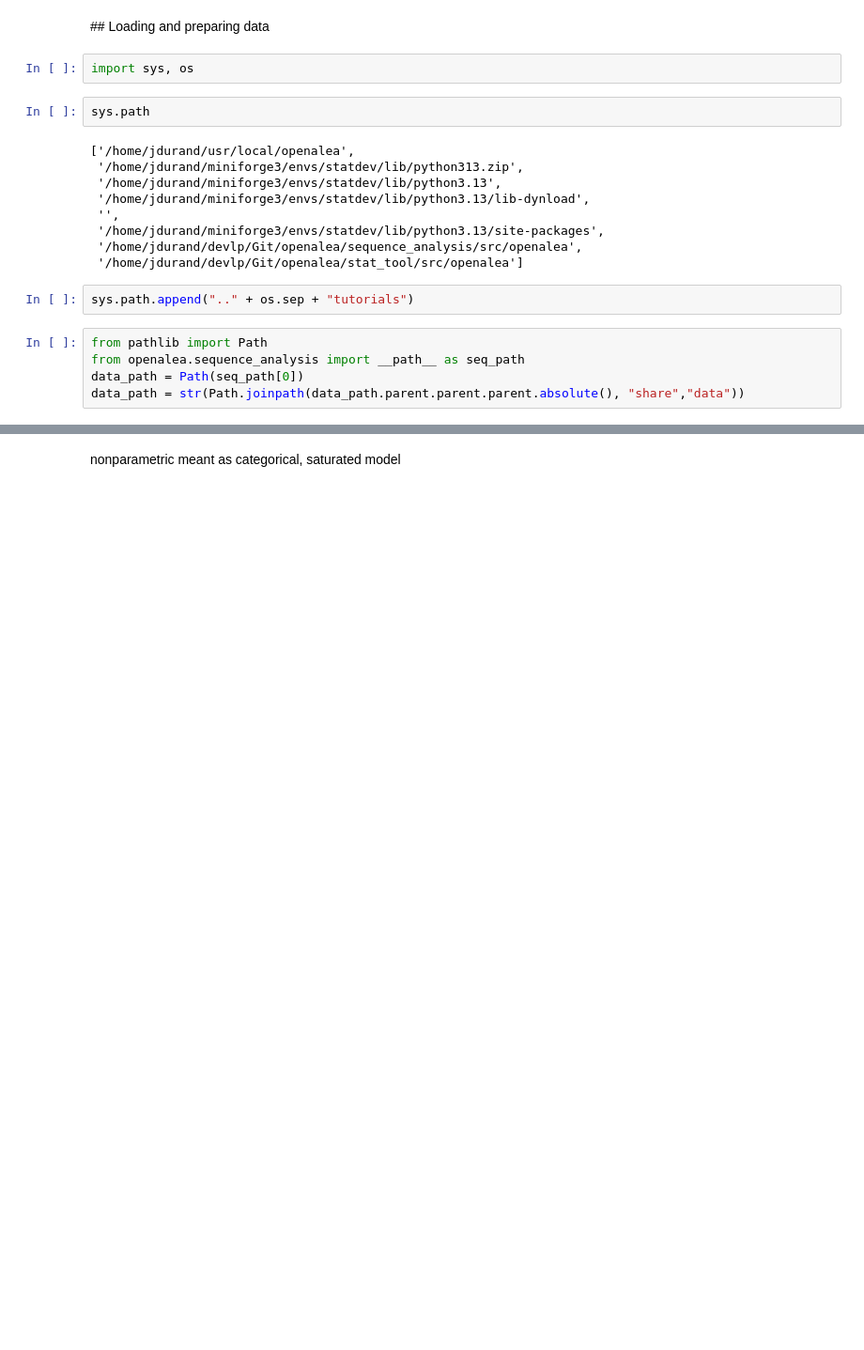
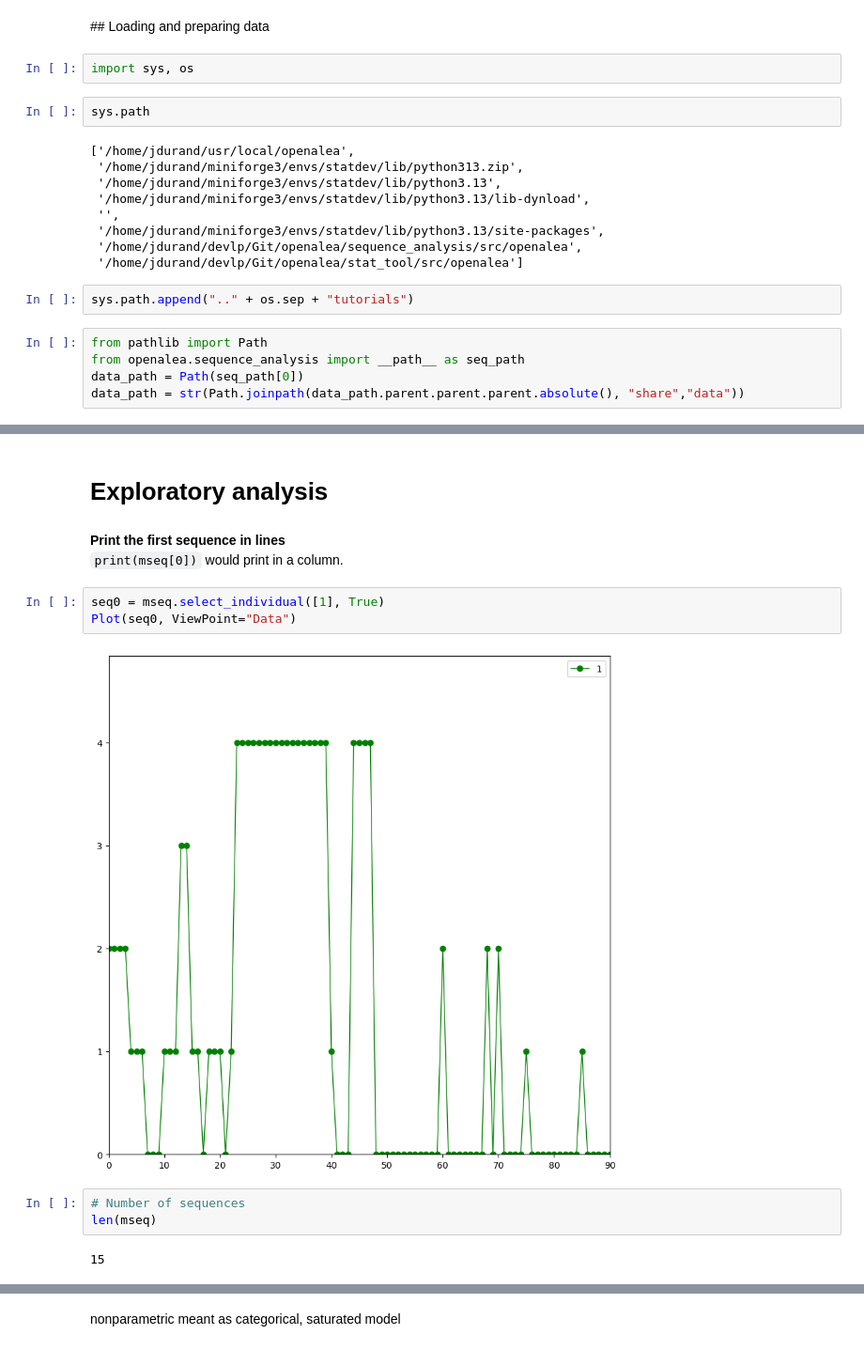
Before and after one commit to openalea/sequence_analysis, a Jupyter notebook: tutorials/hidden_semi_markov.ipynb, the cells around one changed output, grey strips where cells are left out. Shown at 94% size. Cells and saved outputs as stored; diff of their text form; blank space fills up the shorter version.

```diff
--- a/tutorials/hidden_semi_markov.ipynb
+++ b/tutorials/hidden_semi_markov.ipynb
@@ -85,0 +93,15 @@ data_path = str(Path.joinpath(data_path.parent.parent.parent.absolute(), "share"
+# %% [markdown]
+# Exploratory analysis
+# %% [markdown]
+**Print the first sequence in lines**
+`print(mseq[0])` would print in a column.
+# %%
+seq0 = mseq.select_individual([1], True)
+Plot(seq0, ViewPoint="Data")
+# %% [output]
+[figure, added]
+# %%
+# Number of sequences
+len(mseq)
+# %% [output]
+15
```
Also changed, not shown: parts of 30 cells of this notebook, 1 other file.
